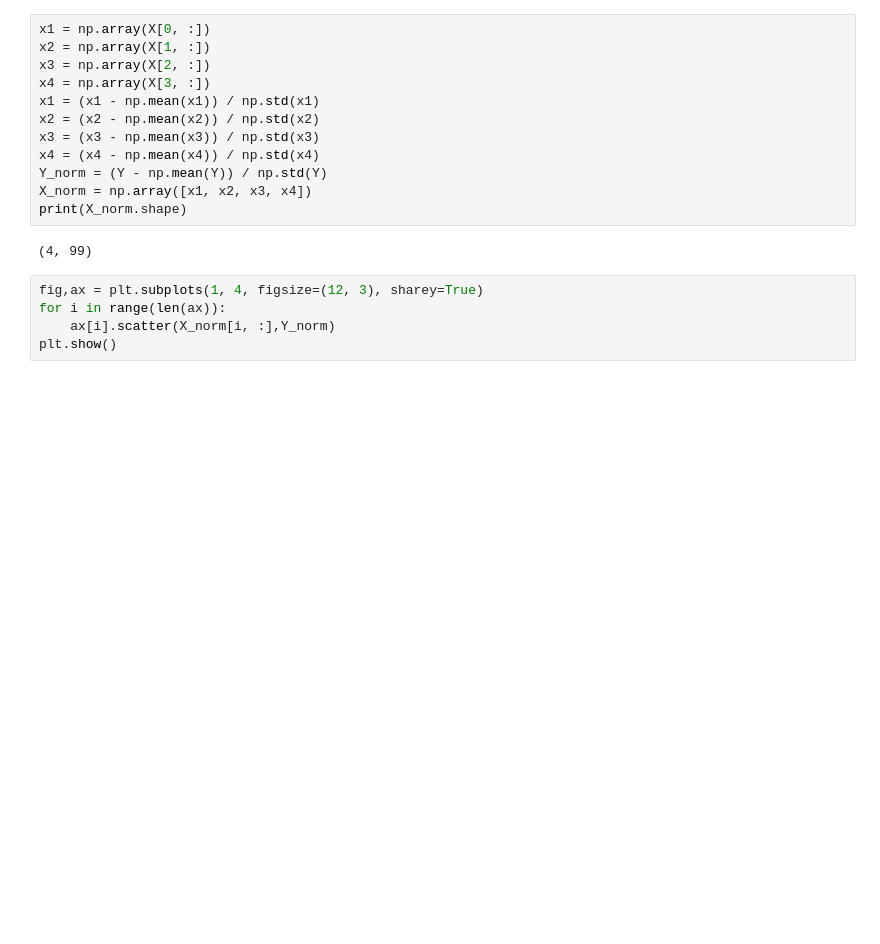
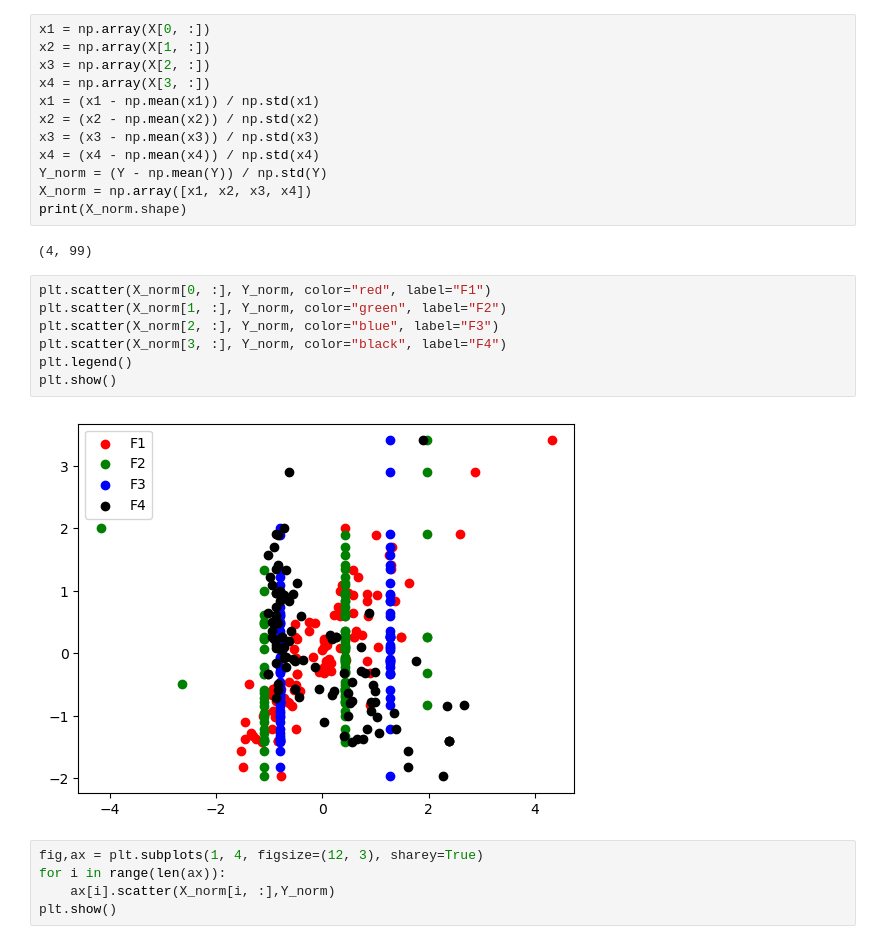
Before and after one commit to LoqmanSamani/machine-learning, a Jupyter notebook: supervised_learning/lr_model1.ipynb, the cells around one changed output. Cells and saved outputs as stored; diff of their text form; blank space fills up the shorter version.

```diff
--- a/supervised_learning/lr_model1.ipynb
+++ b/supervised_learning/lr_model1.ipynb
@@ -170,6 +170,15 @@ X_norm = np.array([x1, x2, x3, x4])
 print(X_norm.shape)
 # %% [output]
 (4, 99)
+# %%
+plt.scatter(X_norm[0, :], Y_norm, color="red", label="F1")
+plt.scatter(X_norm[1, :], Y_norm, color="green", label="F2")
+plt.scatter(X_norm[2, :], Y_norm, color="blue", label="F3")
+plt.scatter(X_norm[3, :], Y_norm, color="black", label="F4")
+plt.legend()
+plt.show()
+# %% [output]
+[figure, added]
 # %%
 fig,ax = plt.subplots(1, 4, figsize=(12, 3), sharey=True)
 for i in range(len(ax)):
```
Also changed, not shown: parts of 12 cells of this notebook.
